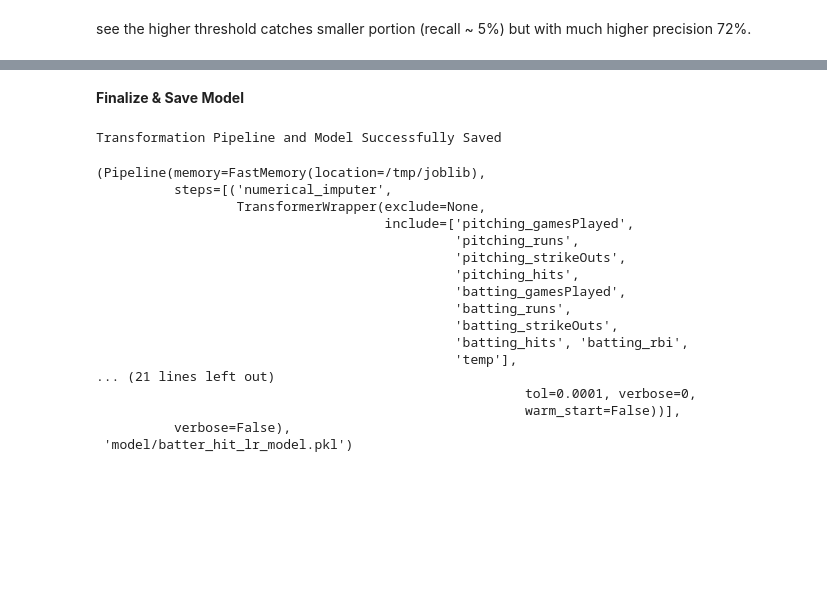
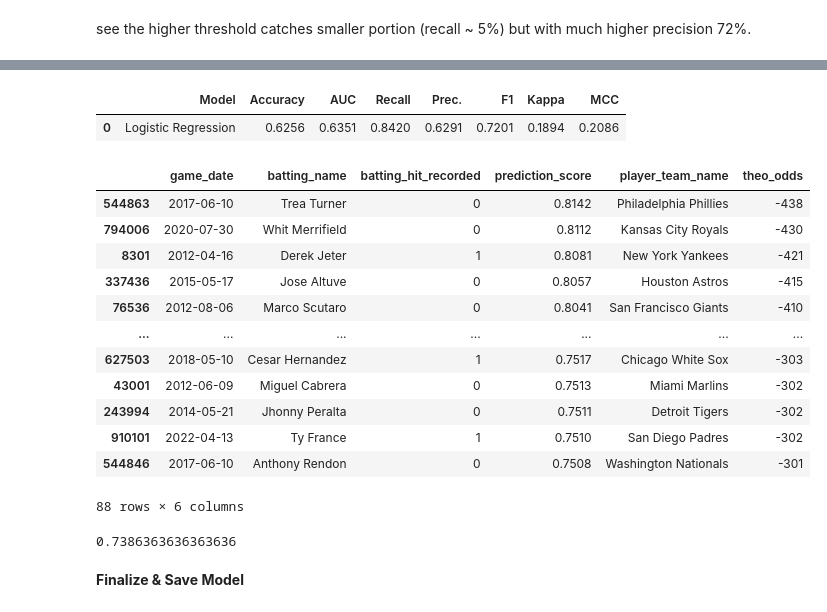
Before and after one commit to sculd/mlb-props, a Jupyter notebook: model_training_run.ipynb, the cells around one changed output, grey strips where cells are left out. Drawn from its saved outputs; the diff is of its cells as text; code cells hidden in the pictures; blank space fills up the shorter version.

```diff
--- a/model_training_run.ipynb
+++ b/model_training_run.ipynb
@@ -160,30 +160,35 @@ CustomProbabilityThresholdClassifier(C=1.0, class_weight=None,
                                      tol=0.0001, verbose=0, warm_start=False)
+# %%
+train_prediction = pycaret.classification.predict_model(data = train_data, estimator = regression_model)
+train_prediction = pd.merge(train_prediction, df_player_team_positions[['player_id','player_team_name']], left_on='batting_id', right_on='player_id', how='left')
+train_prediction["theo_odds"] = train_prediction["prediction_score"].apply(model.common.odds_calculator)
+# %% [output]
+|  | Model | Accuracy | AUC | Recall | Prec. | F1 | Kappa | MCC |
+| 0 | Logistic Regression | 0.6256 | 0.6351 | 0.8420 | 0.6291 | 0.7201 | 0.1894 | 0.2086 |
+# %%
+score_threshold = 0.75
+confident_train_prediction = train_prediction[(train_prediction["prediction_score"] >= score_threshold) & (train_prediction["prediction_label"] == 1)].sort_values(by = "prediction_score", ascending = False).drop_duplicates("batting_name")
+confident_train_prediction[['game_date', "batting_name", "batting_hit_recorded",	"prediction_score", "player_team_name", "theo_odds"]]
+# %% [output]
+|  | game_date | batting_name | batting_hit_recorded | prediction_score | player_team_name | theo_odds |
+| 544863 | 2017-06-10 | Trea Turner | 0 | 0.8142 | Philadelphia Phillies | -438 |
+| 794006 | 2020-07-30 | Whit Merrifield | 0 | 0.8112 | Kansas City Royals | -430 |
+| 8301 | 2012-04-16 | Derek Jeter | 1 | 0.8081 | New York Yankees | -421 |
+| 337436 | 2015-05-17 | Jose Altuve | 0 | 0.8057 | Houston Astros | -415 |
+| 76536 | 2012-08-06 | Marco Scutaro | 0 | 0.8041 | San Francisco Giants | -410 |
+| ... | ... | ... | ... | ... | ... | ... |
+| 627503 | 2018-05-10 | Cesar Hernandez | 1 | 0.7517 | Chicago White Sox | -303 |
+| 43001 | 2012-06-09 | Miguel Cabrera | 0 | 0.7513 | Miami Marlins | -302 |
+| 243994 | 2014-05-21 | Jhonny Peralta | 0 | 0.7511 | Detroit Tigers | -302 |
+| 910101 | 2022-04-13 | Ty France | 1 | 0.7510 | San Diego Padres | -302 |
+| 544846 | 2017-06-10 | Anthony Rendon | 0 | 0.7508 | Washington Nationals | -301 |
+88 rows × 6 columns
+# %%
+confident_train_prediction.batting_hit_recorded.sum() / len(confident_train_prediction)
+# %% [output]
+0.7386363636363636
 # %% [markdown]
 **Finalize & Save Model**
 # %%
 # train over the whole dataset without validation split
 regressin_model_finalized = pycaret.classification.finalize_model(regressin_model)
-# %%
-#hit_save_to_file_string = f"{datetime.today().strftime('%Y%m%d')}_" + "batter_hit_lr_model"
-model_base_dir = 'model'
-model_file_name = f"{model_base_dir}/batter_hit_lr_model"
-pycaret.classification.save_model(regressin_model_finalized, model_file_name)
-# %% [output]
-Transformation Pipeline and Model Successfully Saved
-(Pipeline(memory=FastMemory(location=/tmp/joblib),
-          steps=[('numerical_imputer',
-                  TransformerWrapper(exclude=None,
-                                     include=['pitching_gamesPlayed',
-                                              'pitching_runs',
-                                              'pitching_strikeOuts',
-                                              'pitching_hits',
-                                              'batting_gamesPlayed',
-                                              'batting_runs',
-                                              'batting_strikeOuts',
-                                              'batting_hits', 'batting_rbi',
-                                              'temp'],
-... (21 lines left out)
-                                                       tol=0.0001, verbose=0,
-                                                       warm_start=False))],
-          verbose=False),
- 'model/batter_hit_lr_model.pkl')
```
Also changed, not shown: parts of 4 cells of this notebook.
